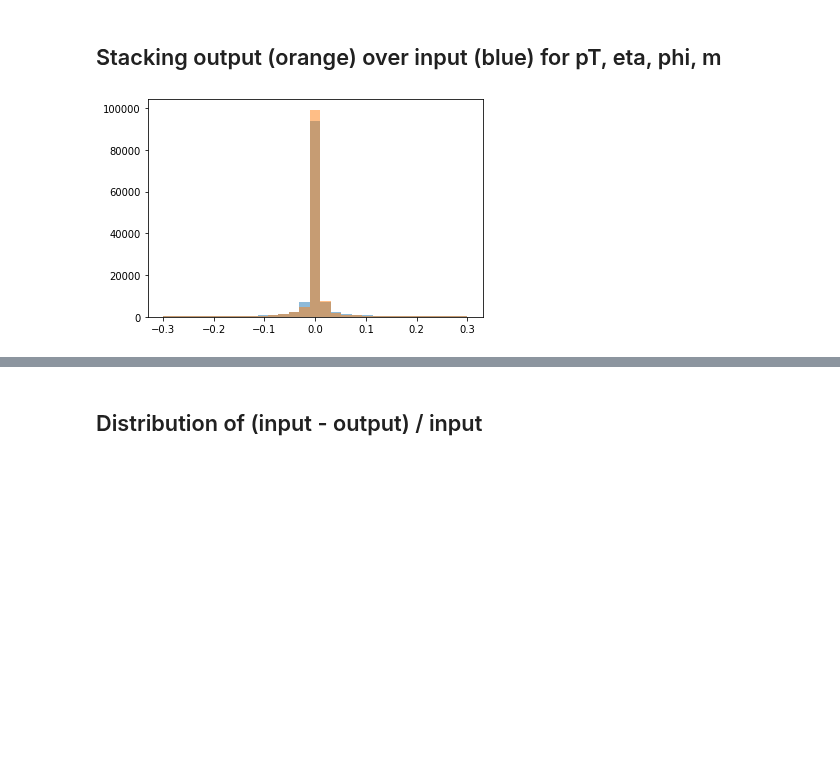
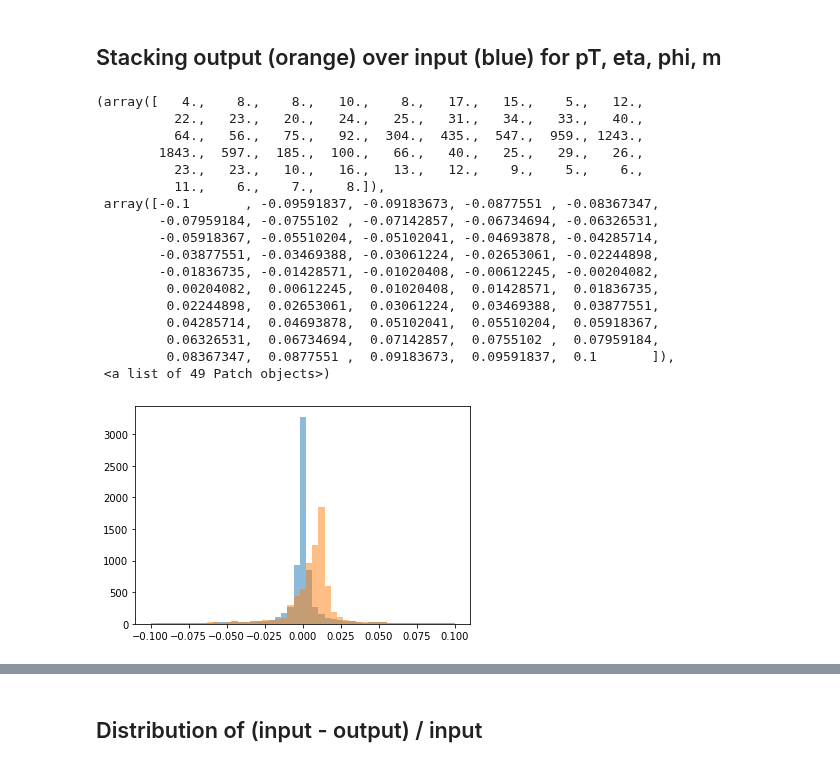
Before and after one commit to stsan9/AnomalyDetection4Jets, a Jupyter notebook: code/AE.ipynb, the cells around one changed output, grey strips where cells are left out. Drawn from its saved outputs; the diff is of its cells as text; code cells hidden in the pictures; blank space fills up the shorter version.

```diff
--- a/code/AE.ipynb
+++ b/code/AE.ipynb
@@ -8,7 +9,7 @@ from sklearn import preprocessing
 # %%
 path = '/anomalyvol/data/events_LHCO2020_backgroundMC_Pythia.h5'
 # %%
-df = pd.read_hdf(path,stop=100000) # just read first 100000 events
+df = pd.read_hdf(path,stop=6000) # just read first 10000 events
 # %%
 all_events = df.values
 # %%
@@ -104,9 +103,10 @@ input_dim = 4
 x = Input(shape=(input_dim,))
 #x_flat = Flatten()(x)
 h1 = Dense(inter_dim_1, activation='relu')(x)
+
 h2 = Dense(inter_dim_2, activation='relu')(h1)
 h3 = Dense(final_dim, activation='relu')(h2)
-encoding = Dense(latent_dim)(h3)
+encoding = Dense(latent_dim, activation='tanh')(h3)
 # %%
 # decoder
 decoder_h3 = Dense(final_dim, activation='relu')
@@ -236,10 +281,26 @@ e = [row[3] for row in x_test]
 # %% [markdown]
 ## Stacking output (orange) over input (blue) for pT, eta, phi, m
 # %%
-bins = np.linspace(-0.3, 0.3, 30)
+bins = np.linspace(-0.1, 0.1, 50)
 plt.hist(px, bins=bins,alpha=0.5)
 plt.hist(px_pred, bins=bins,alpha=0.5)
-bins = np.linspace(-0.45, -0.2, 40)
 # %% [output]
+(array([   4.,    8.,    8.,   10.,    8.,   17.,   15.,    5.,   12.,
+          22.,   23.,   20.,   24.,   25.,   31.,   34.,   33.,   40.,
+          64.,   56.,   75.,   92.,  304.,  435.,  547.,  959., 1243.,
+        1843.,  597.,  185.,  100.,   66.,   40.,   25.,   29.,   26.,
+          23.,   23.,   10.,   16.,   13.,   12.,    9.,    5.,    6.,
+          11.,    6.,    7.,    8.]),
+ array([-0.1       , -0.09591837, -0.09183673, -0.0877551 , -0.08367347,
+        -0.07959184, -0.0755102 , -0.07142857, -0.06734694, -0.06326531,
+        -0.05918367, -0.05510204, -0.05102041, -0.04693878, -0.04285714,
+        -0.03877551, -0.03469388, -0.03061224, -0.02653061, -0.02244898,
+        -0.01836735, -0.01428571, -0.01020408, -0.00612245, -0.00204082,
+         0.00204082,  0.00612245,  0.01020408,  0.01428571,  0.01836735,
+         0.02244898,  0.02653061,  0.03061224,  0.03469388,  0.03877551,
+         0.04285714,  0.04693878,  0.05102041,  0.05510204,  0.05918367,
+         0.06326531,  0.06734694,  0.07142857,  0.0755102 ,  0.07959184,
+         0.08367347,  0.0877551 ,  0.09183673,  0.09591837,  0.1       ]),
+ <a list of 49 Patch objects>)
-[figure, old version]
+[figure, new version]
 # %%
```
Also changed, not shown: parts of 19 cells of this notebook, 1 other file.
